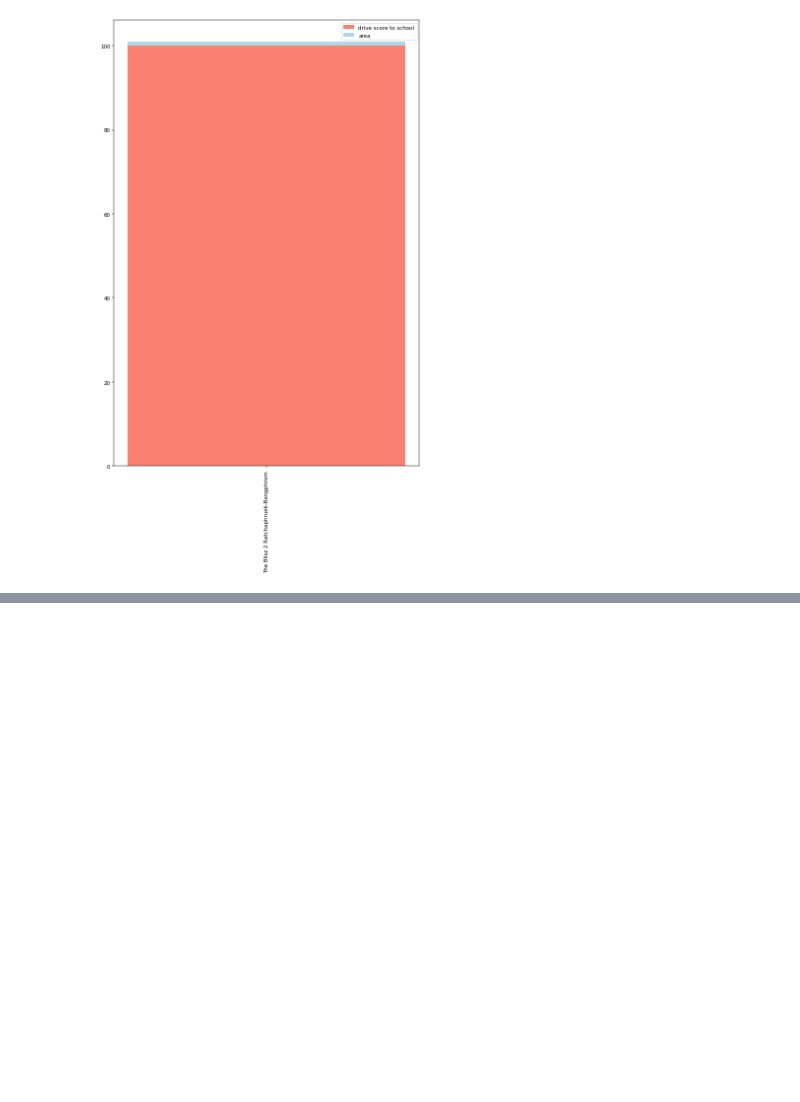
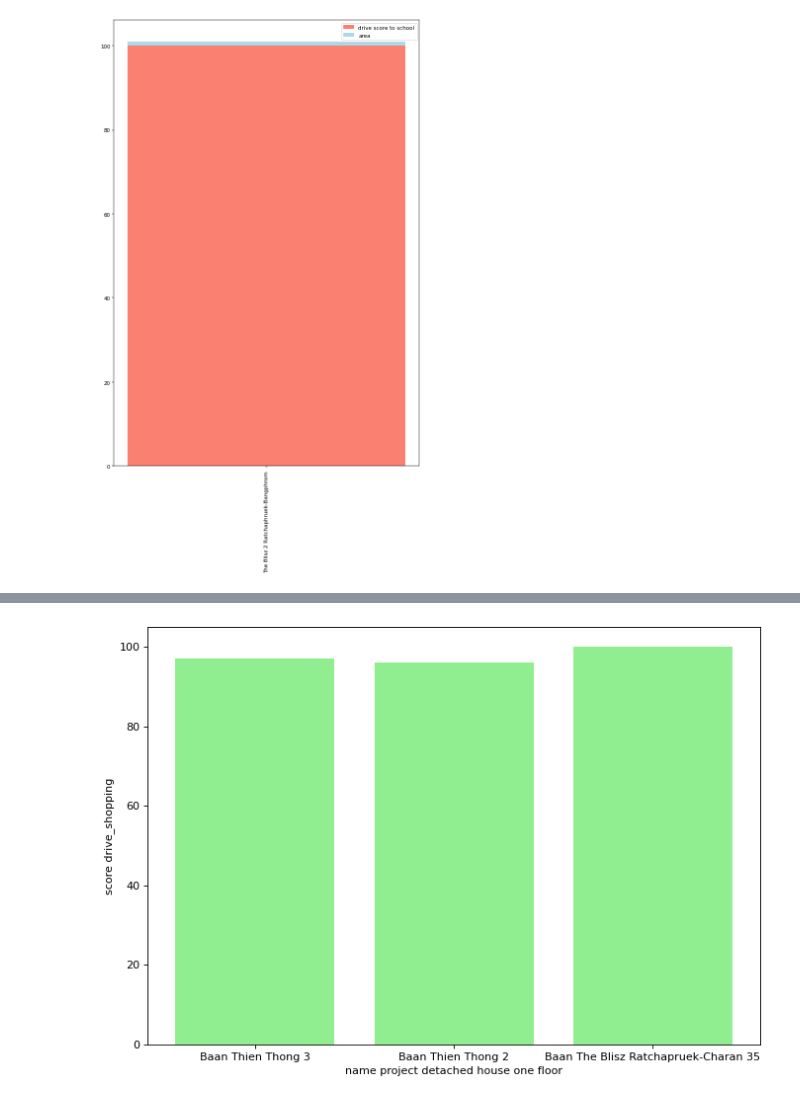
Before and after one commit to sucheerarighthere/BasicProg_DataViz65, a Jupyter notebook: FinalProject_Data.ipynb, the cells around one changed output, grey strips where cells are left out. Drawn from its saved outputs; the diff is of its cells as text; code cells hidden in the pictures; blank space fills up the shorter version.

```diff
--- a/FinalProject_Data.ipynb
+++ b/FinalProject_Data.ipynb
@@ -375,0 +489,6 @@ plt.legend();
+# %%
+#อยากอยู่บ้านเดี่ยว 1 ชั้น ที่สามารถเข้าถึงที่ที่ชอปปิ้งที่ดีที่สุด
+detachhouse= mydata[['propertytype_name_en','name_en','count_floor_internal','drive_shopping','subdistrict_name_en']]
+detachhousew= detachhouse[detachhouse['propertytype_name_en']=="Detached House"]
+dth1stfloor =detachhousew[detachhousew['count_floor_internal']==1]
+subdis = dth1stfloor.sort_values(by='drive_shopping',ascending=False)
@@ -375,0 +521,3 @@ plt.legend();
+# %%
+KHLONGSIPSONG = subdis[subdis['subdistrict_name_en']=='KHLONG SIP SONG']
+KHLONGSIPSONG
@@ -375,0 +534,3 @@ plt.legend();
+# %%
+BANGPHROM =subdis[subdis['subdistrict_name_en']=='BANG PHROM']
+BANGPHROM
@@ -375,0 +540,3 @@ plt.legend();
+# %%
+ KHLONGSIPSONGandBANGPHROM=pd.concat([KHLONGSIPSONG,BANGPHROM])
+KHLONGSIPSONGandBANGPHROM.sort_values(by='drive_shopping',ascending=False).head(5)
@@ -375,0 +549,11 @@ plt.legend();
+# %%
+from matplotlib.pyplot import figure
+figure(figsize=(10,7), dpi=80)
+x = KHLONGSIPSONGandBANGPHROM['name_en']
+y = KHLONGSIPSONGandBANGPHROM['drive_shopping']
+plt.bar(x,y,color='lightgreen')
+plt.xlabel("name project detached house one floor",rotation=0)
+plt.ylabel("score drive_shopping")
+plt.show()
+# %% [output]
+[figure, added]
```
Also changed, not shown: parts of 21 cells of this notebook.
